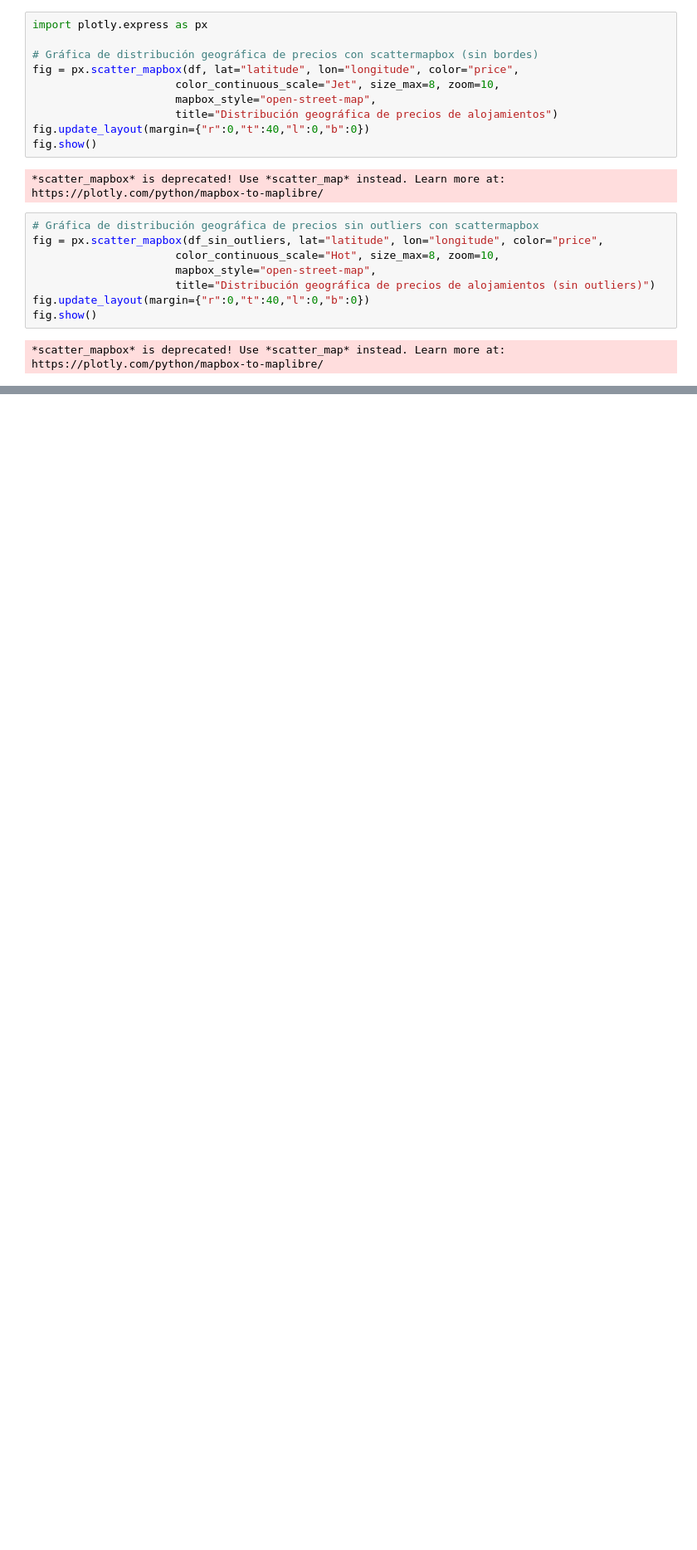
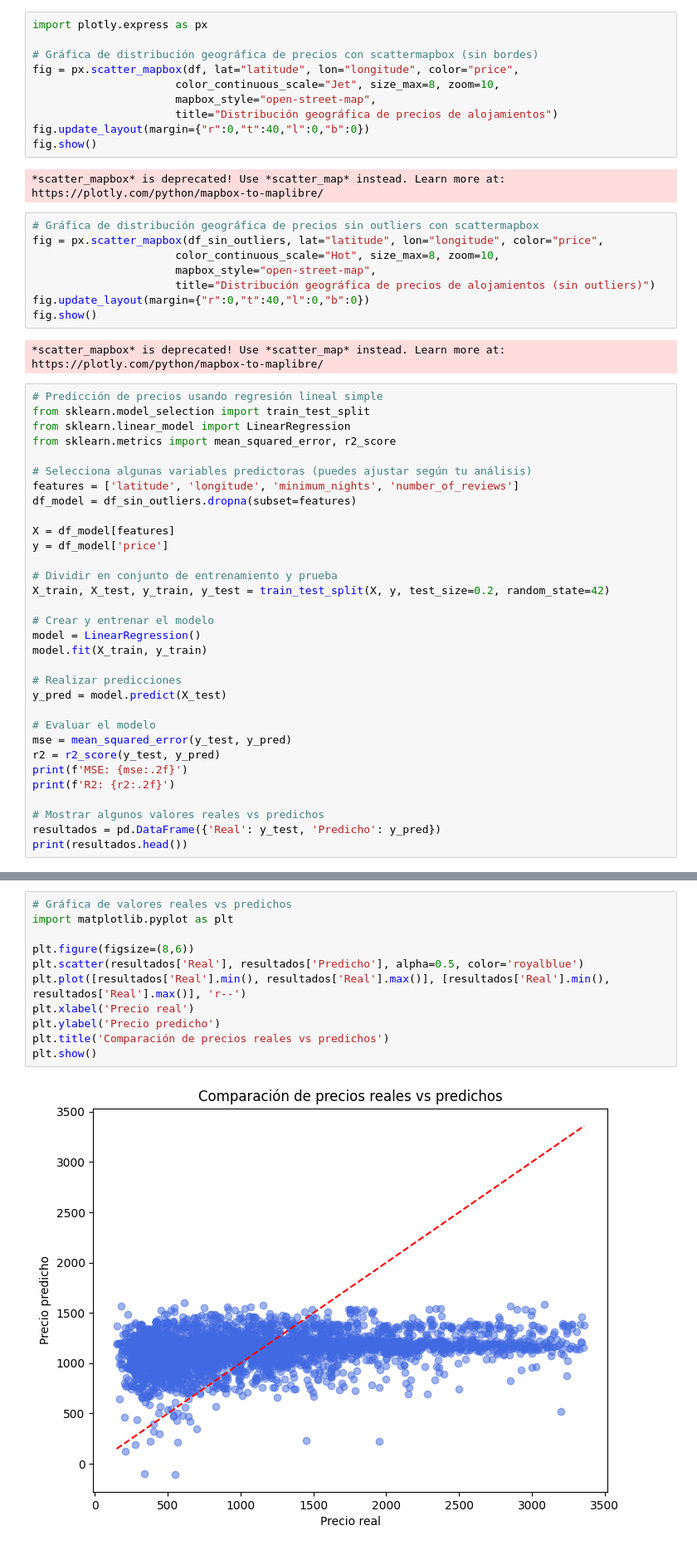
Before and after one commit to CesarYamadaX/Advanced-Artificial-Intelligence-for-Data-Science, a Jupyter notebook: AirBnB.ipynb, the cells around one changed output, grey strips where cells are left out. Shown at 83% size. Saved outputs shown, nothing was run; the diff lists cells and outputs as text; blank space fills up the shorter version.

Commit message:
Prediccion

```diff
--- a/AirBnB.ipynb
+++ b/AirBnB.ipynb
@@ -137,3 +137,35 @@ fig.update_layout(margin={"r":0,"t":40,"l":0,"b":0})
 fig.show()
 # %% [output]
 *scatter_mapbox* is deprecated! Use *scatter_map* instead. Learn more at: https://plotly.com/python/mapbox-to-maplibre/
+# %%
+# Predicción de precios usando regresión lineal simple
+from sklearn.model_selection import train_test_split
+from sklearn.linear_model import LinearRegression
+from sklearn.metrics import mean_squared_error, r2_score
+
+# Selecciona algunas variables predictoras (puedes ajustar según tu análisis)
+features = ['latitude', 'longitude', 'minimum_nights', 'number_of_reviews']
+df_model = df_sin_outliers.dropna(subset=features)
+
+X = df_model[features]
+y = df_model['price']
+
+# Dividir en conjunto de entrenamiento y prueba
+X_train, X_test, y_train, y_test = train_test_split(X, y, test_size=0.2, random_state=42)
+
+# Crear y entrenar el modelo
+model = LinearRegression()
+model.fit(X_train, y_train)
+
+# Realizar predicciones
+y_pred = model.predict(X_test)
+
+# Evaluar el modelo
+mse = mean_squared_error(y_test, y_pred)
+r2 = r2_score(y_test, y_pred)
+print(f'MSE: {mse:.2f}')
+print(f'R2: {r2:.2f}')
+
+# Mostrar algunos valores reales vs predichos
+resultados = pd.DataFrame({'Real': y_test, 'Predicho': y_pred})
+print(resultados.head())
@@ -139,0 +181,13 @@ fig.show()
+# %%
+# Gráfica de valores reales vs predichos
+import matplotlib.pyplot as plt
+
+plt.figure(figsize=(8,6))
+plt.scatter(resultados['Real'], resultados['Predicho'], alpha=0.5, color='royalblue')
+plt.plot([resultados['Real'].min(), resultados['Real'].max()], [resultados['Real'].min(), resultados['Real'].max()], 'r--')
+plt.xlabel('Precio real')
+plt.ylabel('Precio predicho')
+plt.title('Comparación de precios reales vs predichos')
+plt.show()
+# %% [output]
+[figure, added]
```
Also changed, not shown: parts of 3 cells of this notebook.
